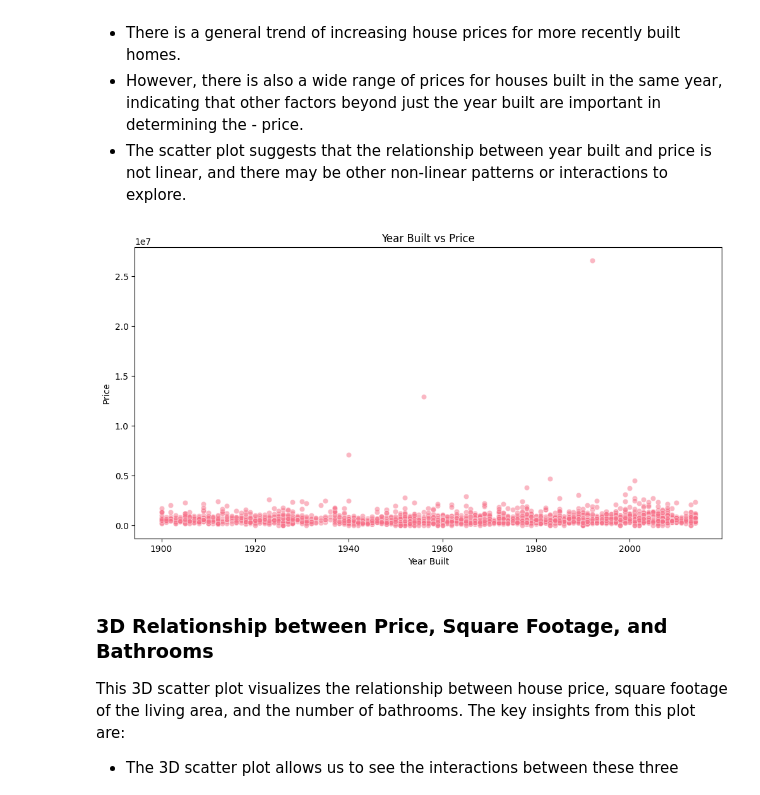
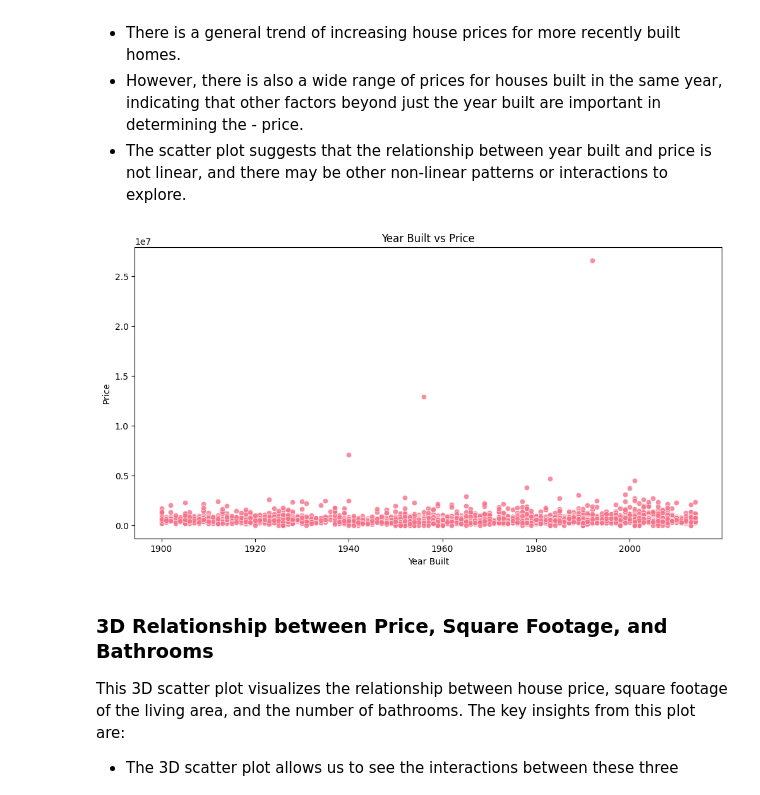
Before and after one commit to jayash1973/USA_Housing_Prize_Prediction, a Jupyter notebook: notebook/EDA_USA_House_Prize.ipynb, the cells around one changed output. Saved outputs shown, nothing was run; the diff lists cells and outputs as text; code cells hidden in the pictures.

```diff
--- a/notebook/EDA_USA_House_Prize.ipynb
+++ b/notebook/EDA_USA_House_Prize.ipynb
@@ -35,7 +35,7 @@ from plotly.subplots import make_subplots
 ### Data Loading and Exploration
 The dataset is loaded from a CSV file, and the first few rows are displayed to get a sense of the data.
 # %%
-df = pd.read_csv('E:\CS 009\\USA Housing Dataset.csv')
+df = pd.read_csv('D:/USA_Housing_Prize_Prediction/notebook/data/USA Housing Dataset.csv')
 # %%
 df.head()
 # %% [output]
@@ -323,13 +323,13 @@ The key insights from this plot are:
 - The scatter plot suggests that the relationship between year built and price is not linear, and there may be other non-linear patterns or interactions to explore.
 # %%
 plt.figure(figsize=(12, 6))
-sns.scatterplot(data=df, x='yr_built', y='price', alpha=0.5)
+sns.scatterplot(data=df, x='yr_built', y='price', alpha=0.8)
 plt.title('Year Built vs Price')
 plt.xlabel('Year Built')
 plt.ylabel('Price')
 plt.show()
 # %% [output]
-[figure, old version]
+[figure, new version]
 # %% [markdown]
 ### 3D Relationship between Price, Square Footage, and Bathrooms
 This 3D scatter plot visualizes the relationship between house price, square footage of the living area, and the number of bathrooms.
```
Also changed, not shown: parts of 7 cells of this notebook, 9 other files.
